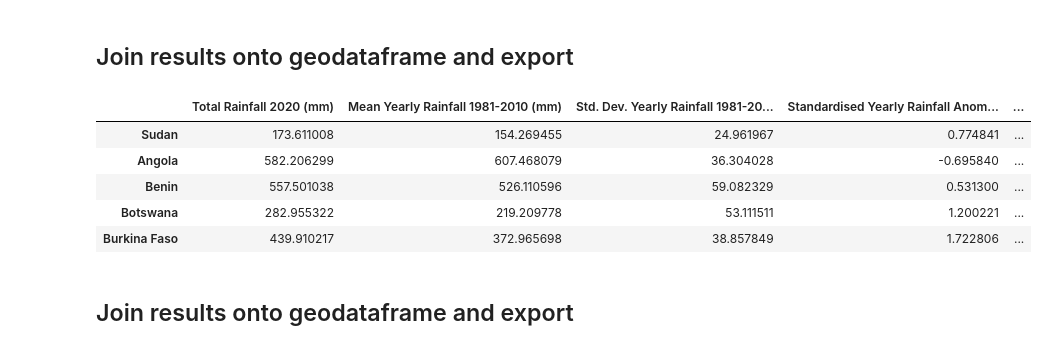
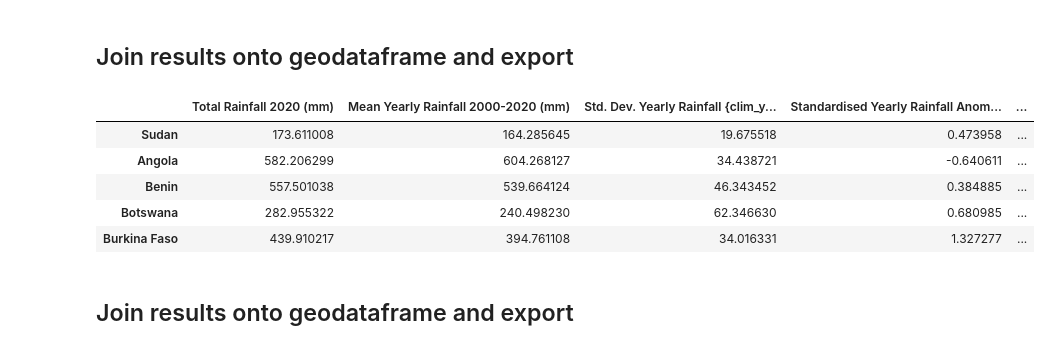
Before and after one commit to digitalearthafrica/wofs-validation, a Jupyter notebook: 03_Figures_for_paper/Rainfall_anomalies.ipynb, the cells around one changed output. Saved outputs shown, nothing was run; the diff lists cells and outputs as text; code cells hidden in the pictures.

Commit message:
Updated rainfall anomaly reference

```diff
--- a/03_Figures_for_paper/Rainfall_anomalies.ipynb
+++ b/03_Figures_for_paper/Rainfall_anomalies.ipynb
@@ -37,6 +37,7 @@ create_local_dask_cluster()
 * `output_suffix`: a filename suffix added to the exported results geojson to identify what the results refer to. ie. if iterating over African countries then make this parameter something like 'countries'.
 # %%
 year='2020'
+clim_year='2000','2020'
 vector_file = "data/african_countries.shp"
 output_suffix = 'countries'
 # %% [markdown]
@@ -92,18 +93,18 @@ for index, row in gdf.iterrows():
     else:
         # Get the geometry
         geom = geometry.Geometry(row.geometry.__geo_interface__,
-                                 geometry.CRS(f'EPSG:{gdf.crs.to_epsg()}'))
+                                 geometry.CRS(gdf.crs))
 
         # Update dc query with geometry
         query.update({'geopolygon': geom})
 
         ds_all = dc.load(product=['rainfall_chirps_monthly'],
-                         time=('1981', '2020'),
+                         time=(clim_year[0], '2020'),
                          **query).rainfall
 
         #select out difeent components of calcs
         ds = ds_all.sel(time=year)
-        ds_clim=ds_all.sel(time=slice('1981','2010'))
+        ds_clim=ds_all.sel(time=slice(clim_year[0], clim_year[1]))
         ds_match_wofs=ds_all.sel(time=slice('2000','2020'))
 
         # set -9999 no-data values to NaN
@@ -173,37 +214,37 @@ for index, row in gdf.iterrows():
 # %%
 df_rain = pd.DataFrame.from_dict(
     [
         year_rain,
         rain_mean,
         rain_std,
         rain_anomaly,
         rain_max,
         rain_min,
         rain_idxmin,
         rain_idxmax
     ]
 ).T.rename(
     {
         0: "Total Rainfall " + year + " (mm)",
-        1: "Mean Yearly Rainfall 1981-2010 (mm)",
-        2: "Std. Dev. Yearly Rainfall 1981-2010 (mm)",
+        1: f"Mean Yearly Rainfall {clim_year[0]}-{clim_year[1]} (mm)",
+        2: "Std. Dev. Yearly Rainfall {clim_year[0]}-{clim_year[1]} (mm)",
         3: "Standardised Yearly Rainfall Anomaly "+year,
         4: "Max Rainfall 2000-2020 (mm)",
         5: "Min Rainfall 2000-2020 (mm)",
         6: "Year of Min Rainfall 2000-2020",
         7: "Year of Max Rainfall 2000-2020",
     },
     axis=1,
 )
 
 df_rain.head()
 # %% [output]
-|  | Total Rainfall 2020 (mm) | Mean Yearly Rainfall 1981-2010 (mm) | Std. Dev. Yearly Rainfall 1981-20... | Standardised Yearly Rainfall Anom... | ... |
-| Sudan | 173.611008 | 154.269455 | 24.961967 | 0.774841 | ... |
-| Angola | 582.206299 | 607.468079 | 36.304028 | -0.695840 | ... |
-| Benin | 557.501038 | 526.110596 | 59.082329 | 0.531300 | ... |
-| Botswana | 282.955322 | 219.209778 | 53.111511 | 1.200221 | ... |
-| Burkina Faso | 439.910217 | 372.965698 | 38.857849 | 1.722806 | ... |
+|  | Total Rainfall 2020 (mm) | Mean Yearly Rainfall 2000-2020 (mm) | Std. Dev. Yearly Rainfall {clim_y... | Standardised Yearly Rainfall Anom... | ... |
+| Sudan | 173.611008 | 164.285645 | 19.675518 | 0.473958 | ... |
+| Angola | 582.206299 | 604.268127 | 34.438721 | -0.640611 | ... |
+| Benin | 557.501038 | 539.664124 | 46.343452 | 0.384885 | ... |
+| Botswana | 282.955322 | 240.498230 | 62.346630 | 0.680985 | ... |
+| Burkina Faso | 439.910217 | 394.761108 | 34.016331 | 1.327277 | ... |
 # %% [markdown]
 ## Join results onto geodataframe and export
 # %%
```
Also changed, not shown: parts of 6 cells of this notebook, 55 other files.
